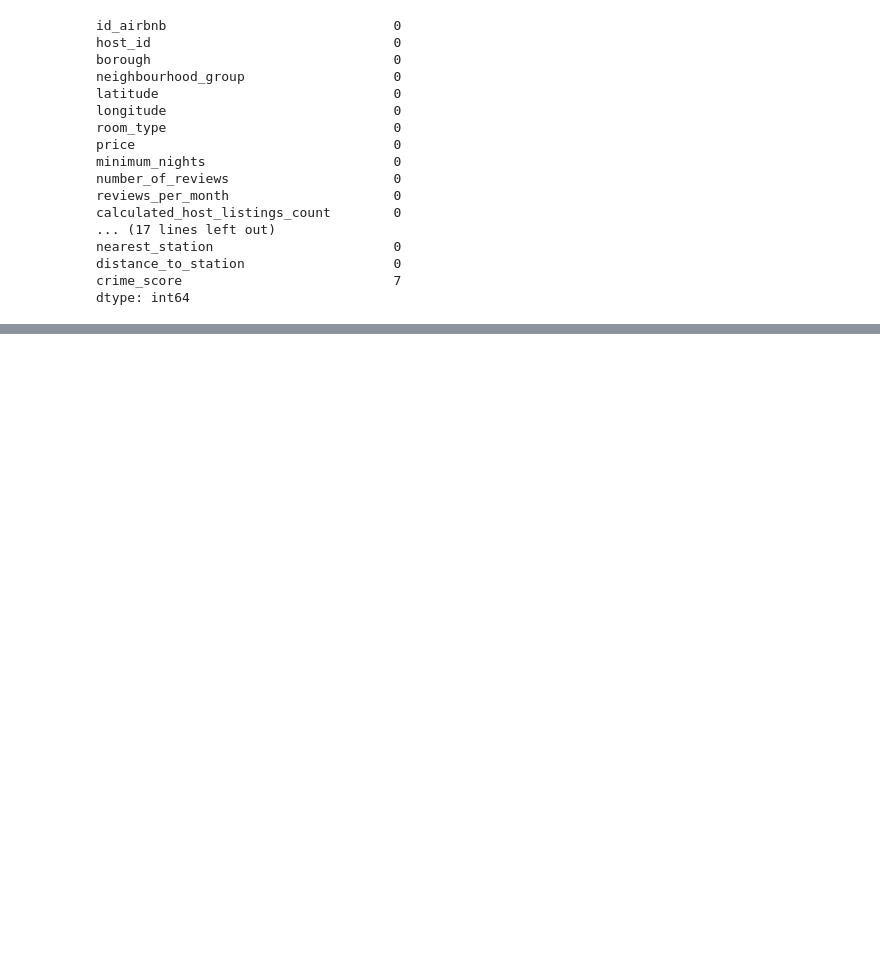
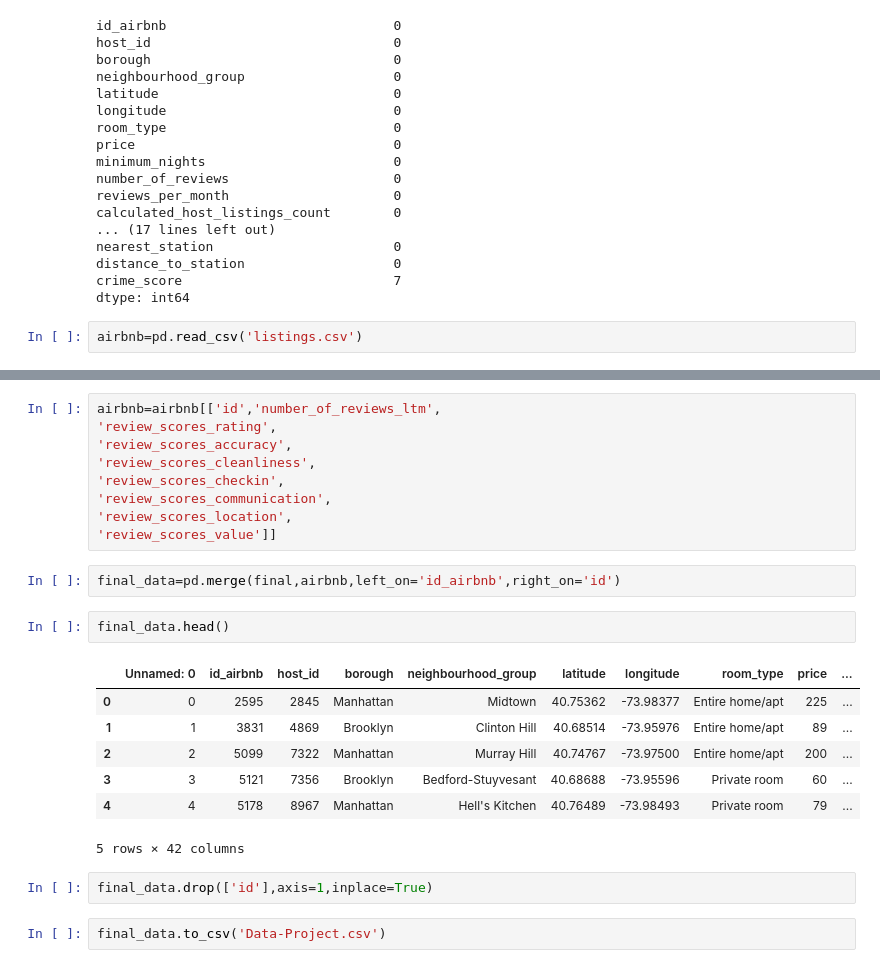
Before and after one commit to harshdarji23/YaayBnb, a Jupyter notebook: Jupyter Notebook/Merge/Final-Project-merge.ipynb, the cells around one changed output, grey strips where cells are left out. Drawn from its saved outputs; the diff is of its cells as text; blank space fills up the shorter version.

```diff
--- a/Jupyter Notebook/Merge/Final-Project-merge.ipynb
+++ b/Jupyter Notebook/Merge/Final-Project-merge.ipynb
@@ -288,3 +288,5 @@ nearest_station                       0
 distance_to_station                   0
 crime_score                           7
 dtype: int64
+# %%
+airbnb=pd.read_csv('listings.csv')
@@ -290,0 +325,25 @@ dtype: int64
+# %%
+airbnb=airbnb[['id','number_of_reviews_ltm',
+'review_scores_rating',
+'review_scores_accuracy',
+'review_scores_cleanliness',
+'review_scores_checkin',
+'review_scores_communication',
+'review_scores_location',
+'review_scores_value']]
+# %%
+final_data=pd.merge(final,airbnb,left_on='id_airbnb',right_on='id')
+# %%
+final_data.head()
+# %% [output]
+|  | Unnamed: 0 | id_airbnb | host_id | borough | neighbourhood_group | latitude | longitude | room_type | price | ... |
+| 0 | 0 | 2595 | 2845 | Manhattan | Midtown | 40.75362 | -73.98377 | Entire home/apt | 225 | ... |
+| 1 | 1 | 3831 | 4869 | Brooklyn | Clinton Hill | 40.68514 | -73.95976 | Entire home/apt | 89 | ... |
+| 2 | 2 | 5099 | 7322 | Manhattan | Murray Hill | 40.74767 | -73.97500 | Entire home/apt | 200 | ... |
+| 3 | 3 | 5121 | 7356 | Brooklyn | Bedford-Stuyvesant | 40.68688 | -73.95596 | Private room | 60 | ... |
+| 4 | 4 | 5178 | 8967 | Manhattan | Hell's Kitchen | 40.76489 | -73.98493 | Private room | 79 | ... |
+5 rows × 42 columns
+# %%
+final_data.drop(['id'],axis=1,inplace=True)
+# %%
+final_data.to_csv('Data-Project.csv')
```
Also changed, not shown: parts of 4 cells of this notebook.
